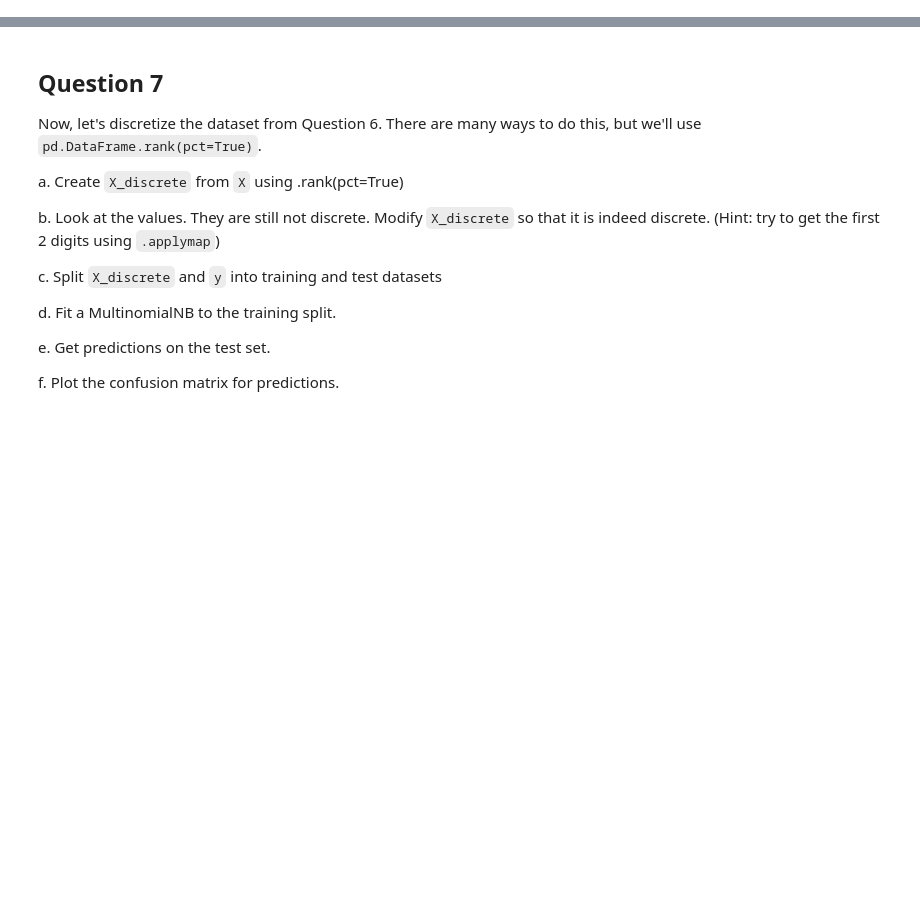
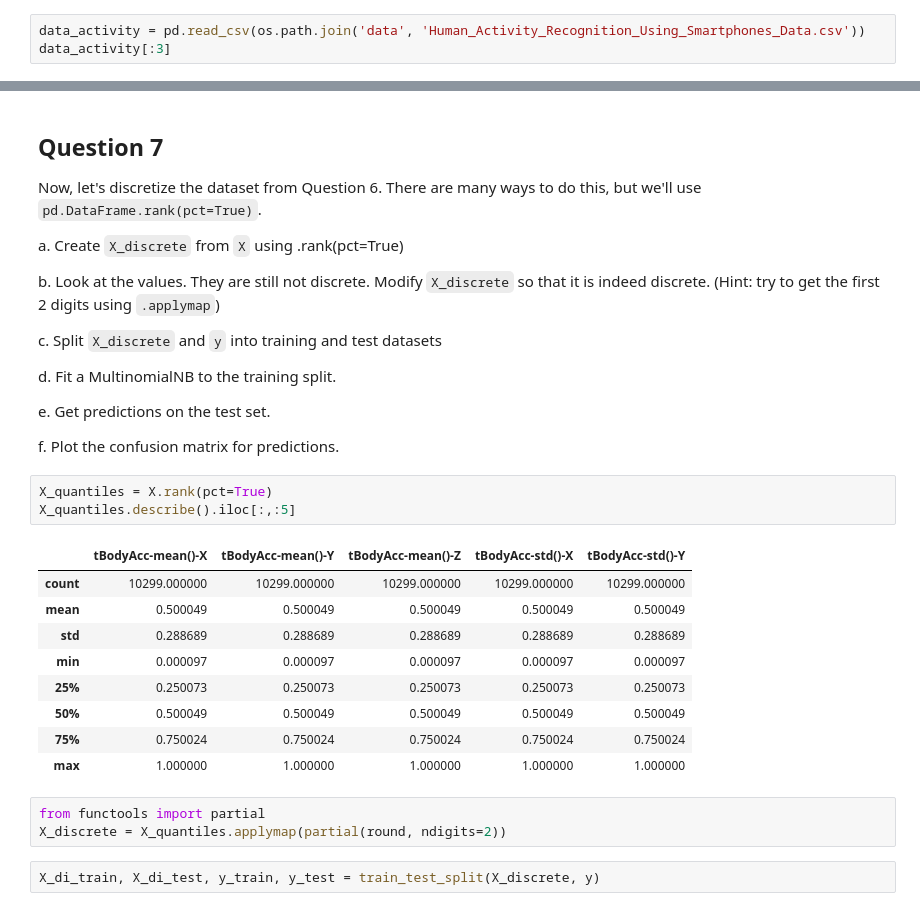
Before and after one commit to olszewskip/Intel_ML_501, a Jupyter notebook: week6/Week6_Naive_Bayes_HW.ipynb, the cells around one changed output, grey strips where cells are left out. Cells and saved outputs as stored; diff of their text form; blank space fills up the shorter version.

```diff
--- a/week6/Week6_Naive_Bayes_HW.ipynb
+++ b/week6/Week6_Naive_Bayes_HW.ipynb
@@ -198,3 +205,6 @@ In this question, we'll explore discretizing the dataset and then fitting Multin
 * Fit a GaussianNB to the training split.
 * Get predictions on the test set.
 * use `sns.heatmap` to plot the confusion matrix for predictions.
+# %%
+data_activity = pd.read_csv(os.path.join('data', 'Human_Activity_Recognition_Using_Smartphones_Data.csv'))
+data_activity[:3]
@@ -214,3 +296,21 @@ d. Fit a MultinomialNB to the training split.
 e. Get predictions on the test set.
 
 f. Plot the confusion matrix for predictions.
+# %%
+X_quantiles = X.rank(pct=True)
+X_quantiles.describe().iloc[:,:5]
+# %% [output]
+|  | tBodyAcc-mean()-X | tBodyAcc-mean()-Y | tBodyAcc-mean()-Z | tBodyAcc-std()-X | tBodyAcc-std()-Y |
+| count | 10299.000000 | 10299.000000 | 10299.000000 | 10299.000000 | 10299.000000 |
+| mean | 0.500049 | 0.500049 | 0.500049 | 0.500049 | 0.500049 |
+| std | 0.288689 | 0.288689 | 0.288689 | 0.288689 | 0.288689 |
+| min | 0.000097 | 0.000097 | 0.000097 | 0.000097 | 0.000097 |
+| 25% | 0.250073 | 0.250073 | 0.250073 | 0.250073 | 0.250073 |
+| 50% | 0.500049 | 0.500049 | 0.500049 | 0.500049 | 0.500049 |
+| 75% | 0.750024 | 0.750024 | 0.750024 | 0.750024 | 0.750024 |
+| max | 1.000000 | 1.000000 | 1.000000 | 1.000000 | 1.000000 |
+# %%
+from functools import partial
+X_discrete = X_quantiles.applymap(partial(round, ndigits=2))
+# %%
+X_di_train, X_di_test, y_train, y_test = train_test_split(X_discrete, y)
```
Also changed, not shown: parts of 16 cells of this notebook.
